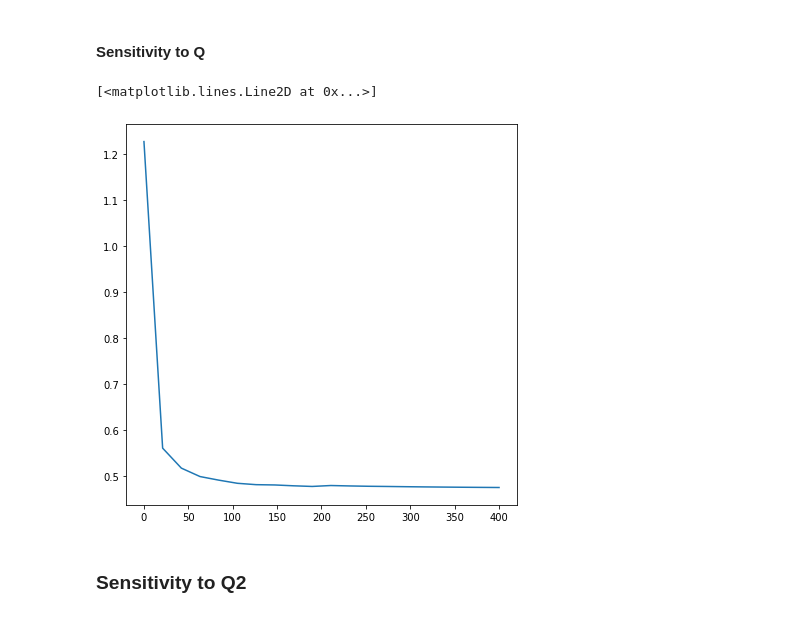
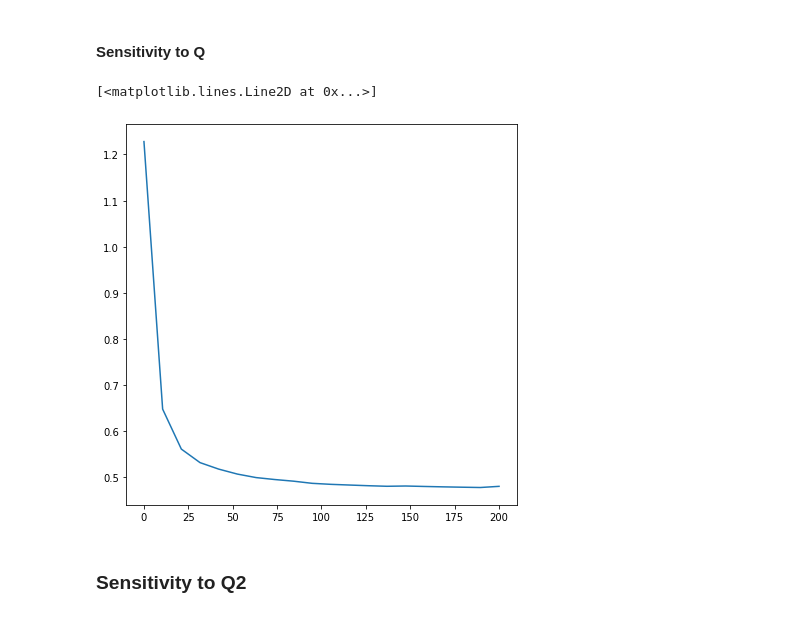
Before and after one commit to giuliovv/duckrace, a Jupyter notebook: casadi_mpc.ipynb, the cells around one changed output. Saved outputs shown, nothing was run; the diff lists cells and outputs as text; code cells hidden in the pictures.

```diff
--- a/casadi_mpc.ipynb
+++ b/casadi_mpc.ipynb
@@ -319,7 +337,7 @@ Text(0.5, 1.0, '% error in theta')
 # %%
 errors_Q = []
 
-for Q_ in np.linspace(1e-2, 4e2, 20):
+for Q_ in np.linspace(1e-2, 2e2, 20):
     X_log = np.empty((5,0))
     U_log = np.empty((2,0))
 
@@ -356,10 +374,10 @@ for Q_ in np.linspace(1e-2, 4e2, 20):
         tr = traj[idx:idx+N+1, 2].T
     errors_Q.append(np.array(errors).reshape(-1).sum())
 # %%
-plt.plot(np.linspace(1e-2, 4e2, 20), errors_Q)
+plt.plot(np.linspace(1e-2, 2e2, 20), errors_Q)
 # %% [output]
 [<matplotlib.lines.Line2D at 0x...>]
-[figure, old version]
+[figure, new version]
 # %% [markdown]
 ### Sensitivity to Q2
 # %%
```
Also changed, not shown: parts of 13 cells of this notebook.
